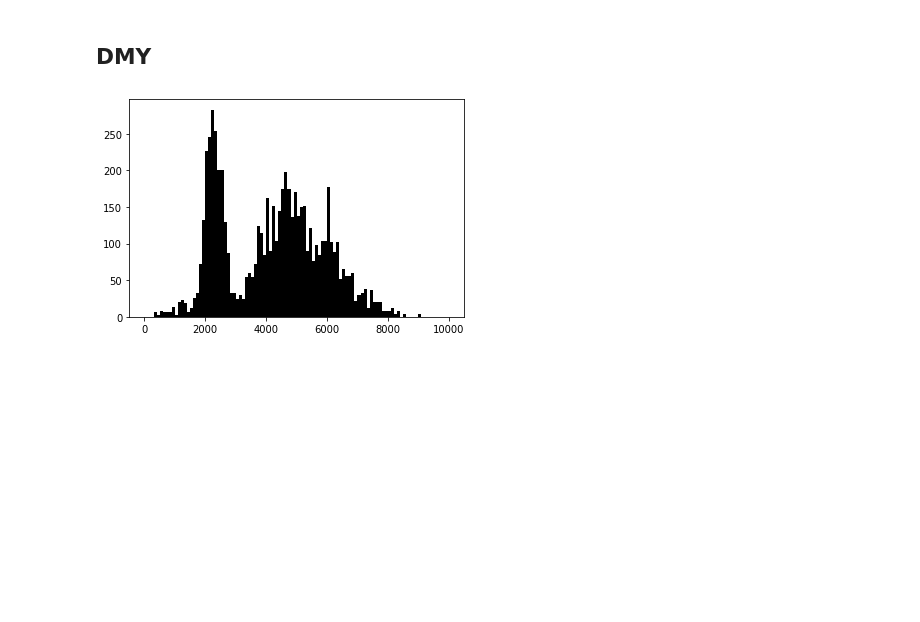
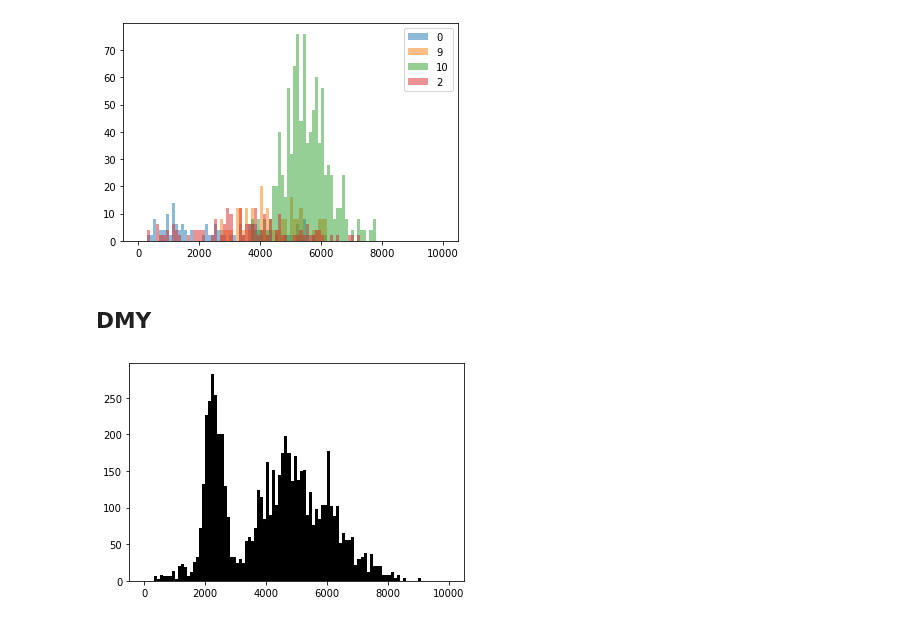
Before and after one commit to stefanrua/grassnet, a Jupyter notebook: hmm.ipynb, the cells around one changed output. Saved outputs shown, nothing was run; the diff lists cells and outputs as text; code cells hidden in the pictures; blank space fills up the shorter version.

```diff
--- a/hmm.ipynb
+++ b/hmm.ipynb
@@ -15,6 +15,23 @@ def scatter(x, y):
         marker='o',
         markersize='2',
         alpha=0.1)
+
+def getfid(fname):
+    return int(fname.split('_id_')[1].split('.')[0])
+# %%
+l = pd.read_csv('labels/dmy.csv')
+fids = [getfid(x) for x in l.image]
+for i in [0, 9, 10, 2]:
+# for i in range(12):
+    minid = i * 10000
+    maxid = (i+1) * 10000 - 1
+    from_fid = pd.Series([x >= minid and x <= maxid for x in fids])
+    l_fid = l[from_fid]
+    plt.hist(l_fid.dmy, bins=100, range=(0, 10000), alpha=0.5, label=i)
+plt.legend()
+plt.show()
+# %% [output]
+[figure, added]
 # %% [markdown]
 ## DMY
 # %%
```
Also changed, not shown: 5 other files.
